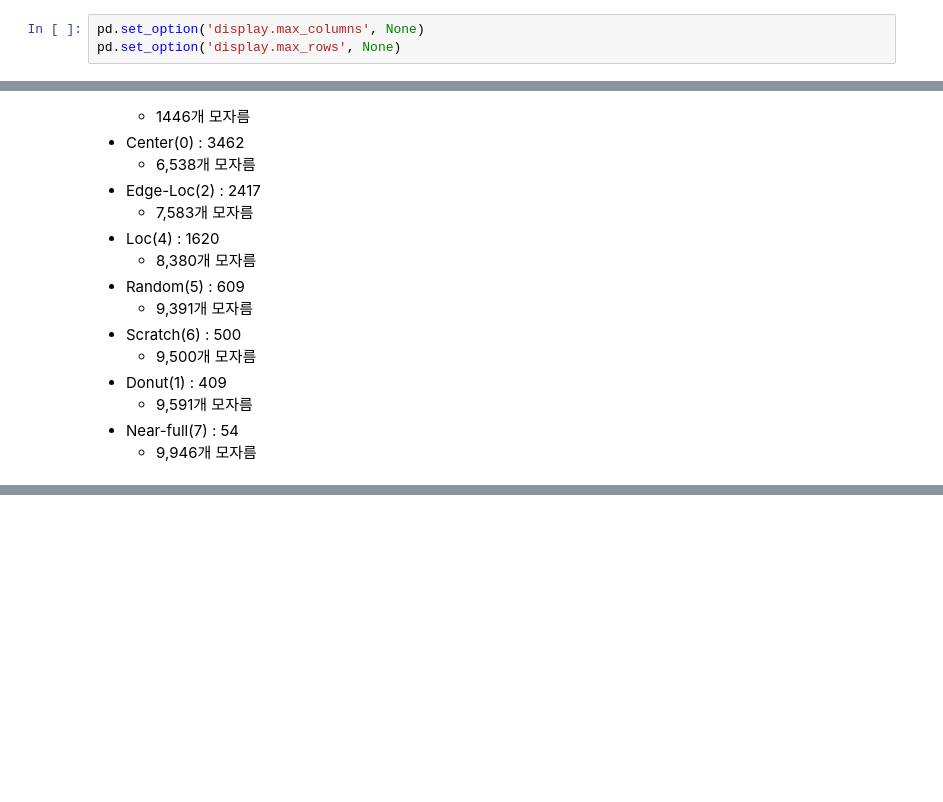
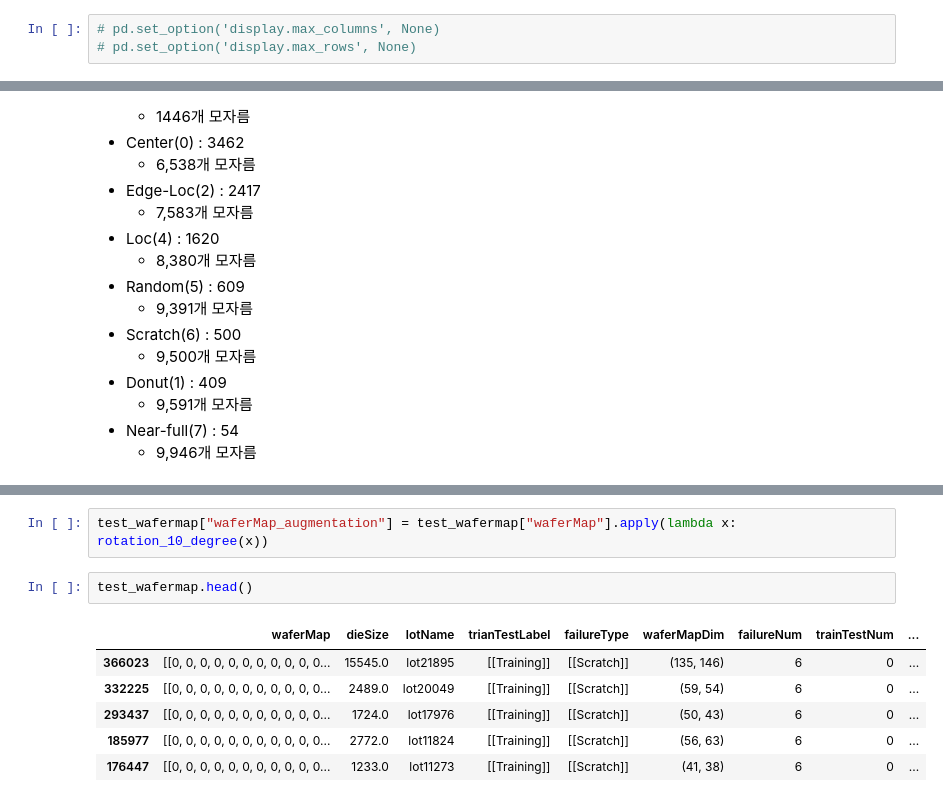
Before and after one commit to jun4879/cbnu_22_1_capstone, a Jupyter notebook: midterm_project/mid_term_project_wafer_classification.ipynb, the cells around one changed output, grey strips where cells are left out. Saved outputs shown, nothing was run; the diff lists cells and outputs as text; blank space fills up the shorter version.

```diff
--- a/midterm_project/mid_term_project_wafer_classification.ipynb
+++ b/midterm_project/mid_term_project_wafer_classification.ipynb
@@ -144,6 +175,6 @@ memory usage: 3.7+ MB
 # %%
-pd.set_option('display.max_columns', None)
-pd.set_option('display.max_rows', None)
+# pd.set_option('display.max_columns', None)
+# pd.set_option('display.max_rows', None)
 # %%
 # waferMap size 확인
 wm811k['waferMapDim'].value_counts()
@@ -222,0 +292,11 @@ Name: failureNum, dtype: int64
+# %%
+test_wafermap["waferMap_augmentation"] = test_wafermap["waferMap"].apply(lambda x: rotation_10_degree(x))
+# %%
+test_wafermap.head()
+# %% [output]
+|  | waferMap | dieSize | lotName | trianTestLabel | failureType | waferMapDim | failureNum | trainTestNum | ... |
+| 366023 | [[0, 0, 0, 0, 0, 0, 0, 0, 0, 0, 0... | 15545.0 | lot21895 | [[Training]] | [[Scratch]] | (135, 146) | 6 | 0 | ... |
+| 332225 | [[0, 0, 0, 0, 0, 0, 0, 0, 0, 0, 0... | 2489.0 | lot20049 | [[Training]] | [[Scratch]] | (59, 54) | 6 | 0 | ... |
+| 293437 | [[0, 0, 0, 0, 0, 0, 0, 0, 0, 0, 0... | 1724.0 | lot17976 | [[Training]] | [[Scratch]] | (50, 43) | 6 | 0 | ... |
+| 185977 | [[0, 0, 0, 0, 0, 0, 0, 0, 0, 0, 0... | 2772.0 | lot11824 | [[Training]] | [[Scratch]] | (56, 63) | 6 | 0 | ... |
+| 176447 | [[0, 0, 0, 0, 0, 0, 0, 0, 0, 0, 0... | 1233.0 | lot11273 | [[Training]] | [[Scratch]] | (41, 38) | 6 | 0 | ... |
```
Also changed, not shown: parts of 29 cells of this notebook.
